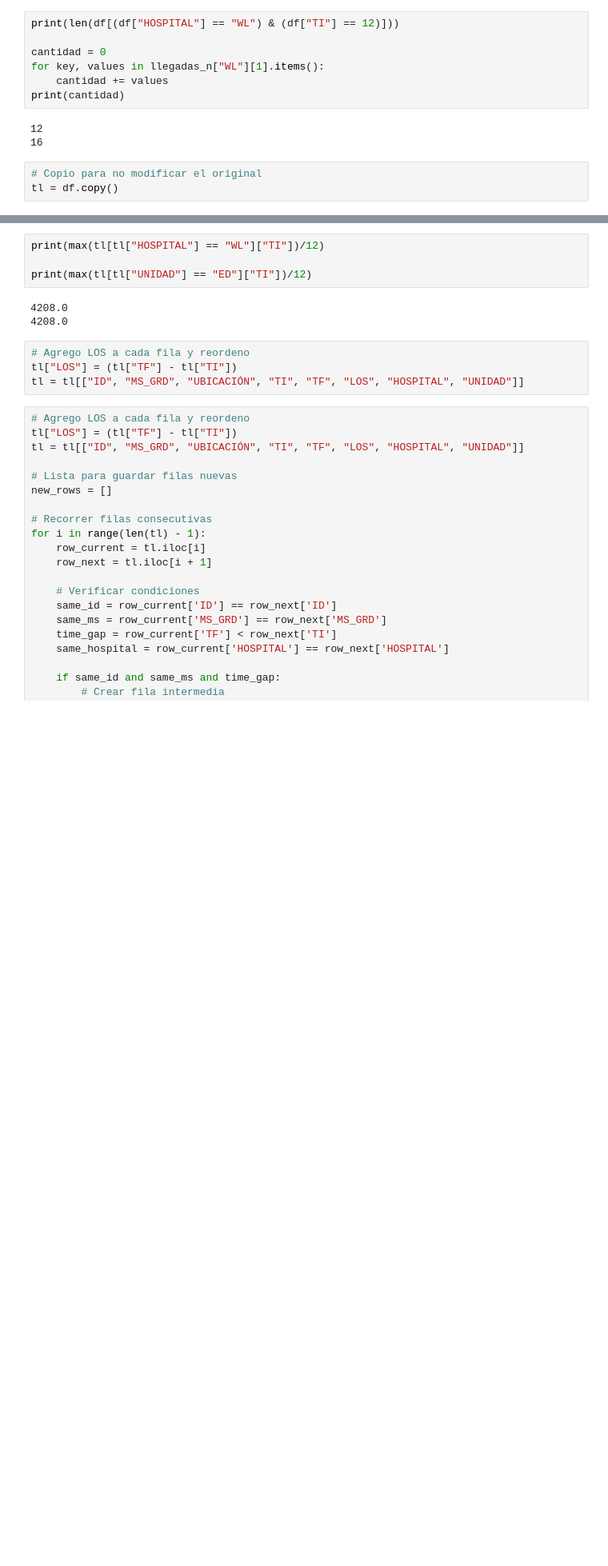
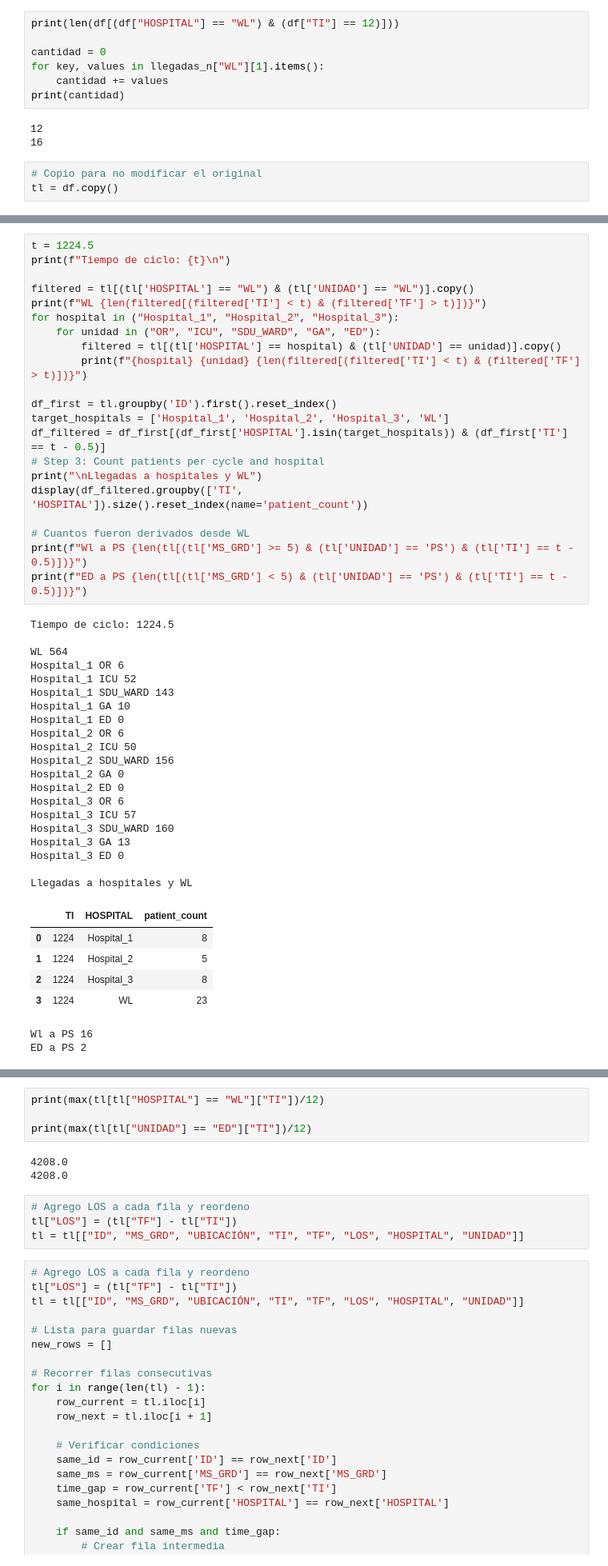
Before and after one commit to franfonte/Capstone, a Jupyter notebook: simulacion/1. codigo analisis/analisis_datos.ipynb, the cells around one changed output, grey strips where cells are left out. Shown: that part at 80% size. Drawn from its saved outputs; the diff is of its cells as text; blank space fills up the shorter version.

```diff
--- a/simulacion/1. codigo analisis/analisis_datos.ipynb
+++ b/simulacion/1. codigo analisis/analisis_datos.ipynb
@@ -48,0 +93,49 @@ tl = df.copy()
+# %%
+t = 1224.5
+print(f"Tiempo de ciclo: {t}\n")
+
+filtered = tl[(tl['HOSPITAL'] == "WL") & (tl['UNIDAD'] == "WL")].copy()
+print(f"WL {len(filtered[(filtered['TI'] < t) & (filtered['TF'] > t)])}")
+for hospital in ("Hospital_1", "Hospital_2", "Hospital_3"):
+    for unidad in ("OR", "ICU", "SDU_WARD", "GA", "ED"):
+        filtered = tl[(tl['HOSPITAL'] == hospital) & (tl['UNIDAD'] == unidad)].copy()
+        print(f"{hospital} {unidad} {len(filtered[(filtered['TI'] < t) & (filtered['TF'] > t)])}")
+
+df_first = tl.groupby('ID').first().reset_index()
+target_hospitals = ['Hospital_1', 'Hospital_2', 'Hospital_3', 'WL']
+df_filtered = df_first[(df_first['HOSPITAL'].isin(target_hospitals)) & (df_first['TI'] == t - 0.5)]
+# Step 3: Count patients per cycle and hospital
+print("\nLlegadas a hospitales y WL")
+display(df_filtered.groupby(['TI', 'HOSPITAL']).size().reset_index(name='patient_count'))
+
+# Cuantos fueron derivados desde WL
+print(f"Wl a PS {len(tl[(tl['MS_GRD'] >= 5) & (tl['UNIDAD'] == 'PS') & (tl['TI'] == t - 0.5)])}")
+print(f"ED a PS {len(tl[(tl['MS_GRD'] < 5) & (tl['UNIDAD'] == 'PS') & (tl['TI'] == t - 0.5)])}")
+# %% [output]
+Tiempo de ciclo: 1224.5
+
+WL 564
+Hospital_1 OR 6
+Hospital_1 ICU 52
+Hospital_1 SDU_WARD 143
+Hospital_1 GA 10
+Hospital_1 ED 0
+Hospital_2 OR 6
+Hospital_2 ICU 50
+Hospital_2 SDU_WARD 156
+Hospital_2 GA 0
+Hospital_2 ED 0
+Hospital_3 OR 6
+Hospital_3 ICU 57
+Hospital_3 SDU_WARD 160
+Hospital_3 GA 13
+Hospital_3 ED 0
+
+Llegadas a hospitales y WL
+|  | TI | HOSPITAL | patient_count |
+| 0 | 1224 | Hospital_1 | 8 |
+| 1 | 1224 | Hospital_2 | 5 |
+| 2 | 1224 | Hospital_3 | 8 |
+| 3 | 1224 | WL | 23 |
+Wl a PS 16
+ED a PS 2
```
Also changed, not shown: parts of 5 cells of this notebook, 7 other files.
